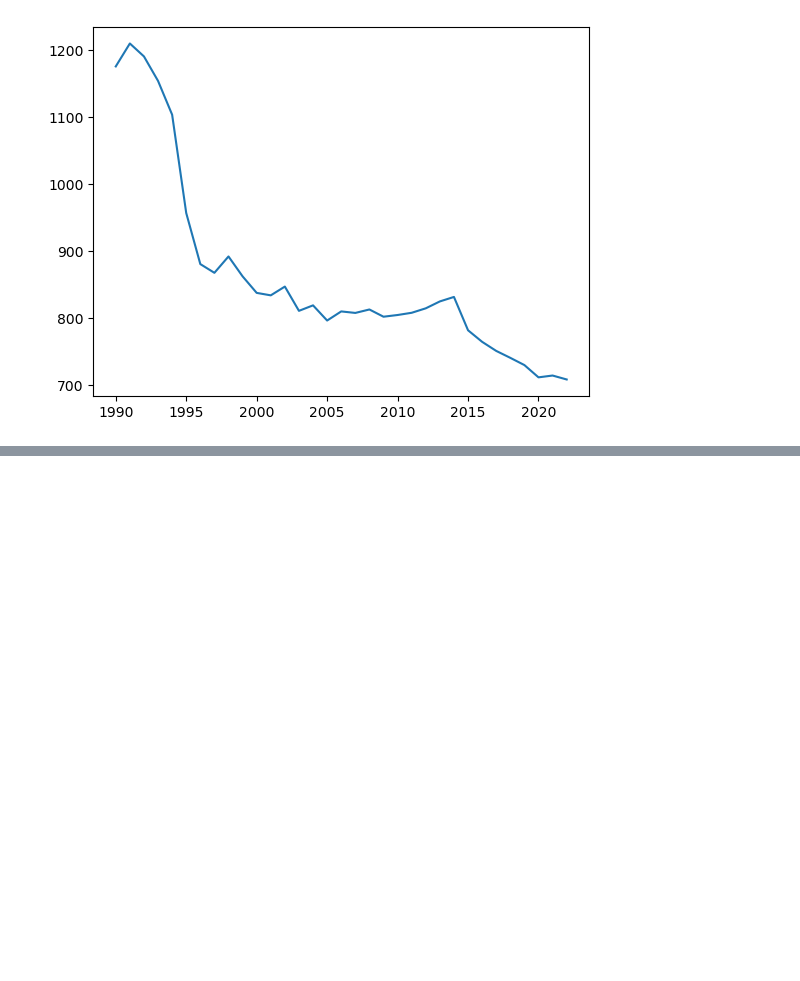
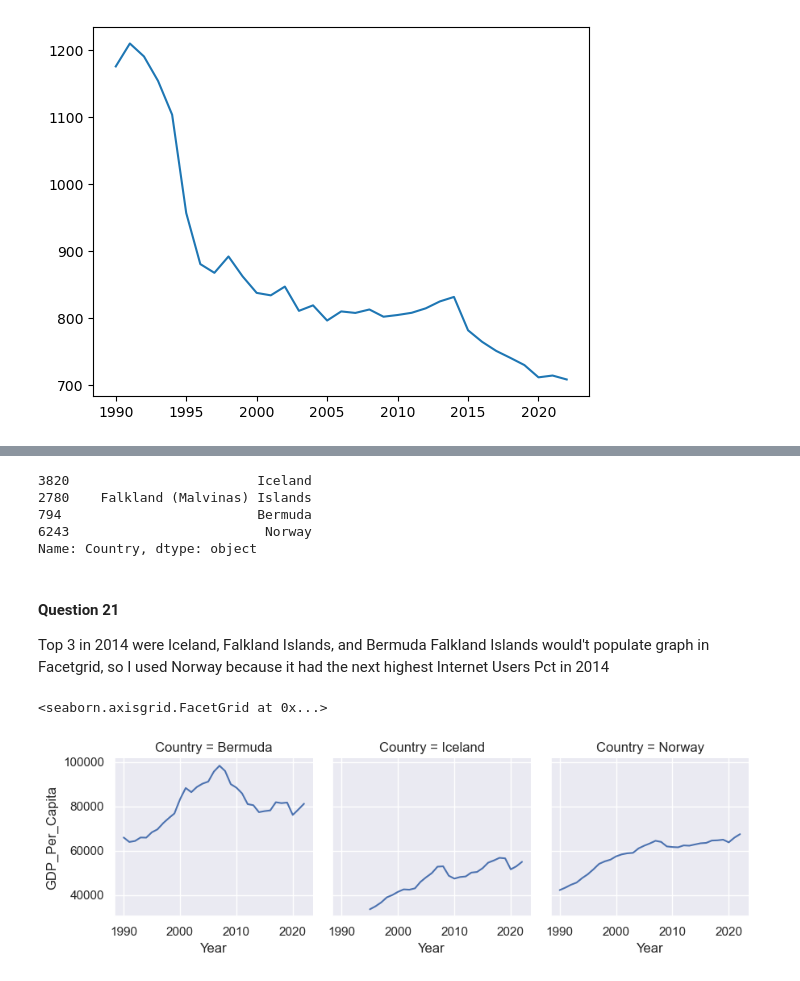
Before and after one commit to NSS-Full-Time-Data-Analytics-14/gdp-and-internet-usage-nealhalper, a Jupyter notebook: notebook/un_project.ipynb, the cells around one changed output, grey strips where cells are left out. Drawn from its saved outputs; the diff is of its cells as text; code cells hidden in the pictures; blank space fills up the shorter version.

```diff
--- a/notebook/un_project.ipynb
+++ b/notebook/un_project.ipynb
@@ -357,0 +257,22 @@ internet_df.loc[internet_df["Internet_Users_Pct"] > 0].sort_values(by = "Year",
+# %%
+top3_2014 = gdp_and_internet_use.loc[gdp_and_internet_use["Year"] == 2014].nlargest(4, 'Internet_Users_Pct')['Country']
+# %% [output]
+3820                        Iceland
+2780    Falkland (Malvinas) Islands
+794                         Bermuda
+6243                         Norway
+Name: Country, dtype: object
+# %% [markdown]
+#### Question 21
+Top 3 in 2014 were Iceland, Falkland Islands, and Bermuda
+Falkland Islands would't populate graph in Facetgrid,
+so I used Norway because it had the next highest Internet Users Pct in 2014
+# %%
+#21
+top3_overtime = gdp_df.loc[gdp_df["Country"].isin(['Iceland', 'Falkland (Malvinas) Islands', 'Bermuda', 'Norway'])]
+g = sns.FacetGrid(top3_overtime, col = "Country")
+g.map(sns.lineplot, "Year", "GDP_Per_Capita")
+g.add_legend()
+# %% [output]
+<seaborn.axisgrid.FacetGrid at 0x...>
+[figure, added]
```
Also changed, not shown: parts of 61 cells of this notebook.
